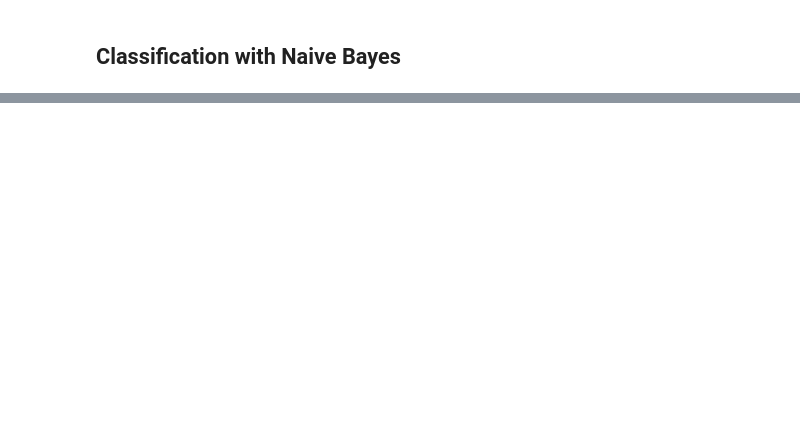
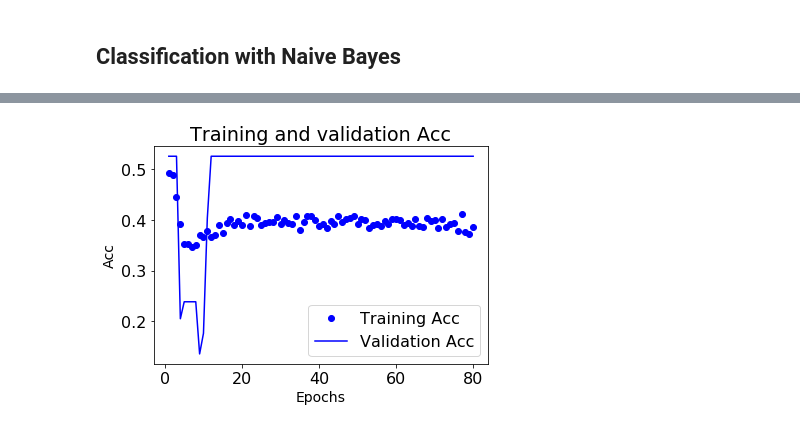
Before and after one commit to gioleppe/Data-Mining-20-21, a Jupyter notebook: notebooks/Task3_classification.ipynb, the cells around one changed output, grey strips where cells are left out. Drawn from its saved outputs; the diff is of its cells as text; code cells hidden in the pictures; blank space fills up the shorter version.

```diff
--- a/notebooks/Task3_classification.ipynb
+++ b/notebooks/Task3_classification.ipynb
@@ -250,0 +351,3 @@ weighted avg       0.82      0.81      0.81      2092
+# %%
+df = indicators.copy(deep=True)
+print(df)
@@ -250,0 +389,28 @@ weighted avg       0.82      0.81      0.81      2092
+# %%
+#to classify, we first need to split the dataset into train and test dataset.
+#we can do so using train_test_split, in this case we select a stratified split
+from sklearn.model_selection import train_test_split
+label = df.pop('spending_profile_num')
+train_set, test_set, train_label, test_label = train_test_split(df, label, stratify =label, test_size=0.5)
+# %%
+import tensorflow as tf
+model = tf.keras.models.Sequential([
+  tf.keras.layers.Flatten(input_shape=(1, 5)),
+  tf.keras.layers.Dense(128, activation='sigmoid'),
+  tf.keras.layers.Dropout(0.2),
+  tf.keras.layers.Dense(128, activation='sigmoid'),
+  tf.keras.layers.Dropout(0.2),
+  tf.keras.layers.Dense(128, activation='sigmoid'),
+  tf.keras.layers.Dropout(0.2),
+  tf.keras.layers.Dense(2, activation='sigmoid')
+])
+model.compile(optimizer='adamax',
+              loss='mean_squared_error',
+              metrics=['accuracy'])
+# %%
+import numpy as np
+y_train = np.asarray(train_label).astype('int').reshape((-1,1))
+history = model.fit(train_set, y_train,
+                    epochs=80,
+                    batch_size=512,
+                    validation_split=0.2)
@@ -250,0 +435,16 @@ weighted avg       0.82      0.81      0.81      2092
+# %%
+import matplotlib.pyplot as plt
+acc = history.history['accuracy']
+val_acc = history.history['val_accuracy']
+loss = history.history['loss']
+val_loss = history.history['val_loss']
+epochs = range(1, len(acc) + 1)
+plt.plot(epochs, acc, 'bo', label='Training Acc')
+plt.plot(epochs, val_acc, 'b', label='Validation Acc')
+plt.title('Training and validation Acc')
+plt.xlabel('Epochs')
+plt.ylabel('Acc')
+plt.legend()
+plt.show()
+# %% [output]
+[figure, added]
```
Also changed, not shown: parts of 40 cells of this notebook.
